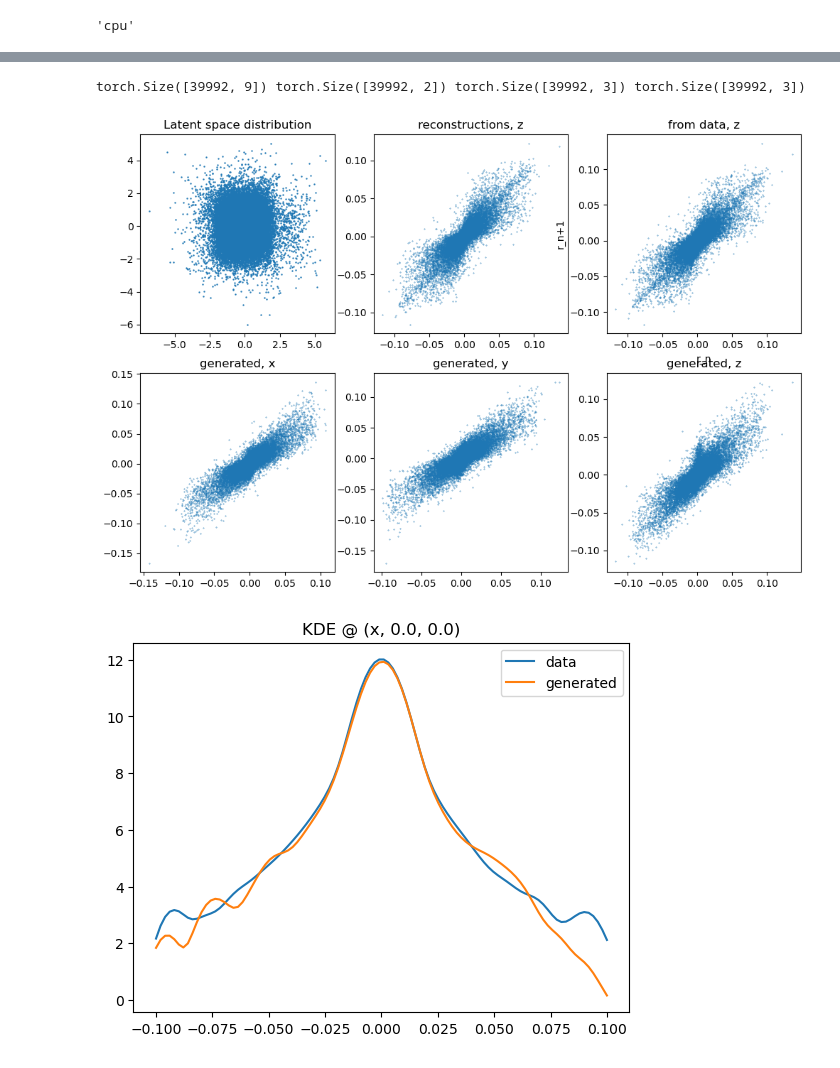
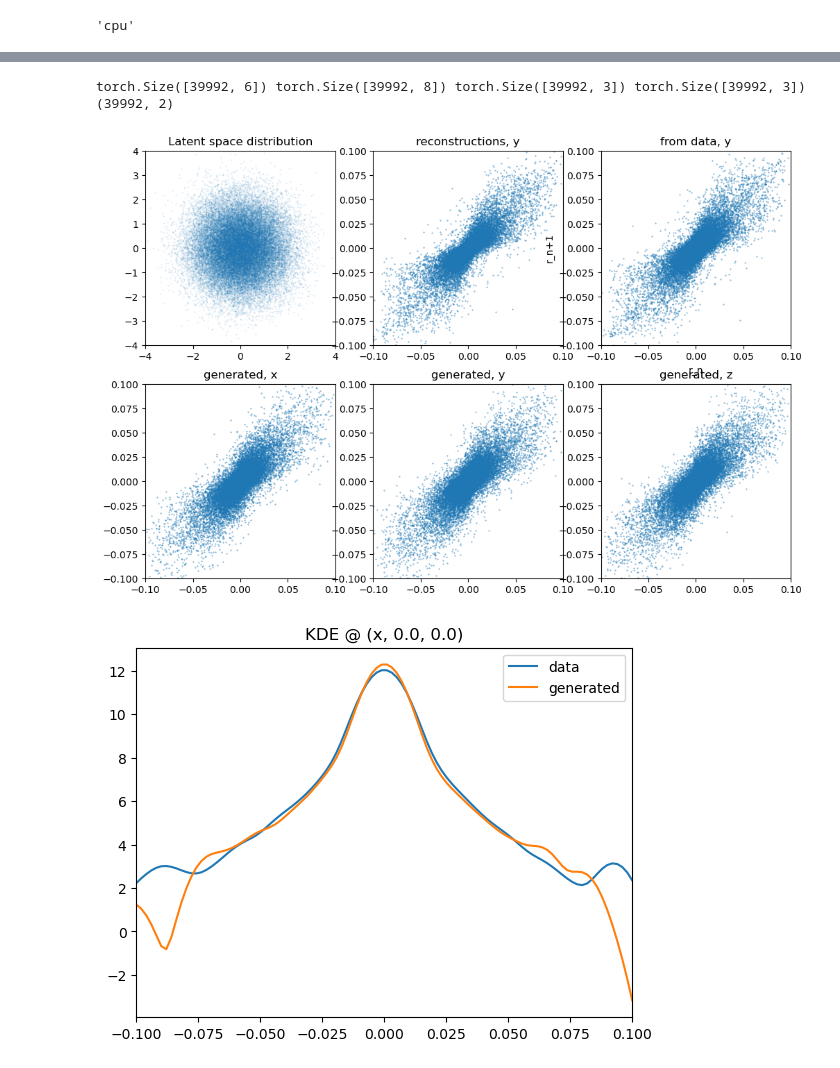
Before and after one commit to maojrs/deepRD, a Jupyter notebook: deepRD/noiseSampler/models/cvae_mzs.ipynb, the cells around one changed output, grey strips where cells are left out. Saved outputs shown, nothing was run; the diff lists cells and outputs as text; code cells hidden in the pictures.

```diff
--- a/deepRD/noiseSampler/models/cvae_mzs.ipynb
+++ b/deepRD/noiseSampler/models/cvae_mzs.ipynb
@@ -177,7 +429,7 @@ for f_num in fnums:
 # CHANGES
 # Select conditioned variables: piri - [r_n, v_n], piririm - [v_n, r_n, r_n-1],
 #$piripim - [v_n, r_n, v_n-1], piririmpim - [v_n, r_n, r_n-1, v_n-1]
-conditionedOn = 'piririm'
+conditionedOn = 'piri'
 
 # Reforming data for input ; datapoint = [time (1), qi (3), vi (3), ? (1), ri(3)] -- 11 dim total
 
@@ -205,8 +457,8 @@ if conditionedOn == 'piri':
     conditionalVars = torch.cat((r_aux, v), dim = 1) # r_n + v_n
 elif conditionedOn == 'piririm':
     conditionalVars = torch.cat((v, r_aux, r_prev), dim = 1) # v_n + r_n + r_n-1
-elif conditionedOn == 'piripim':
-    conditionalVars = torch.cat((v, r_aux, v_prev), dim = 1)
+elif conditionedOn == 'pipimri':
+    conditionalVars = torch.cat((v, v_prev, r_aux), dim = 1)
 elif conditionedOn == 'piririmpim':
     conditionalVars = torch.cat((v, r_aux, r_prev, v_prev), dim = 1)
 else:
@@ -221,7 +473,7 @@ split_ind = int(0.2*len(r_aux))
 test_data = torch.utils.data.TensorDataset(r_nxt[:split_ind], conditionalVars[:split_ind])
 data = torch.utils.data.TensorDataset(r_nxt[split_ind:], conditionalVars[split_ind:])
 
-r_aux.shape, r_nxt.shape, v.shape, conditionalVars.shape, len(test_data), len(data), conditionalVars[:2] #, r_aux[:3], r_nxt[:3], v[:3], r_v[:3]
+r_aux.shape, r_nxt.shape, v.shape, conditionalVars.shape, len(test_data), len(data), #conditionalVars[:2] #, r_aux[:3], r_nxt[:3], v[:3], r_v[:3]z
 # %% [output]
 (torch.Size([199960, 3]),
  torch.Size([199960, 3]),
@@ -236,12 +484,16 @@ r_aux.shape, r_nxt.shape, v.shape, conditionalVars.shape, len(test_data), len(da
 # %%
 # CHANGES
 # Model weights file directory or None if you want to load Untrained
-loadPretrained = 'modelWeights/' + 'model_state_' + conditionedOn + '_T1.pt'
-#loadPretrained = None
+
+loadPretrained = None
+loadPretrained = 'modelWeights/' + 'model_state_' + conditionedOn + '_E8pm_5.pt'
+
 
 initialize_model = True
 if initialize_model:
-    VAE = VarAutoencoder_128(2, loadPretrained, conditionedOn)
+    #VAE = VarAutoencoder_128(2, loadPretrained, conditionedOn)
+    VAE = VarAutoencoder_SE(8, loadPretrained, conditionedOn)
+    #VAE = VarAutoencoder_S(6, loadPretrained, conditionedOn)
     VAE = VAE.to(device)
 
     f = open("modelLosses/losses_nb.csv", "w")
@@ -252,11 +504,11 @@ else:
     print('Continuing with existing model.')
 
 # Training parameters
-n_epochs = 30
+n_epochs = 20
 batch_size = 32
-# beta1 - MSE Loss, beta2 - KL Div Loss
-beta1 = 10
-beta2 = 2e-5
+# beta1 - MSE Loss, beta2 - KL Div Loss Maximum Value.
+beta1 = 1 #10
+beta2 = 1e-5 #5e-5#2e-5
 
 data_loader = DataLoader(data, batch_size=batch_size, shuffle=True)
 test_data_loader = DataLoader(test_data, batch_size=batch_size, shuffle=True)
@@ -264,7 +516,7 @@ test_data_loader = DataLoader(test_data, batch_size=batch_size, shuffle=True)
 
 # Optimizer parameters:
 learning_rate = 1e-4
-weight_decay = 1e-8 #1e-6 #1e-8
+weight_decay = 0 #1e-6 #1e-8
 
 optimizer = torch.optim.Adam(VAE.parameters(),
                              lr = learning_rate,
@@ -274,4 +526,11 @@ Loading pretrained model: modelWeights/model_state_piririm_T1.pt
 Model parameters loaded.
 # %%
-# Training data is used for fitting
-_, losses = modelTraining(data_loader, n_epochs, beta1, beta2, test_data_loader)
+train = False
+
+if train:
+    # Training data is used for fitting
+    _, losses, epoch_losses = modelTraining(data_loader, n_epochs, beta1, beta2, test_data_loader)
+    # SAVING LOSSES
+    with open('modelLosses/losses_nb.csv', 'a', newline='') as csvfile:
+        writer = csv.writer(csvfile)
+        writer.writerows(epoch_losses)
@@ -353,48 +595,55 @@ with torch.no_grad():
 
     # Creating reconstructions for test set
     r_new, _, _, z = VAE(images, labels, returnLatent=True)
+    z_prior = numpy.random.multivariate_normal([0,0], [[1,0], [0,1]], len(inds))
 
     # generating samples
 
     generated = VAE.sample(labels, num_samples=len(labels))
-    print(labels.shape, z.shape, generated.shape, r_new.shape)
+    print(labels.shape, z.shape, generated.shape, r_new.shape, z_prior.shape)
 # %% [output]
-torch.Size([39992, 9]) torch.Size([39992, 2]) torch.Size([39992, 3]) torch.Size([39992, 3])
+torch.Size([39992, 6]) torch.Size([39992, 8]) torch.Size([39992, 3]) torch.Size([39992, 3]) (39992, 2)
 # %%
 dim_labels = ['x', 'y', 'z']
-dim_index = 2 # choose which dimension to plot
+dim_index = 1 # choose which dimension to plot
+ax_lim = 0.1
 
 fig = plt.figure(figsize=(12,8))
 
 ax1 = fig.add_subplot(2,3,1)
-ax1.scatter(z[inds, 0], z[inds, 1], s=0.5)
+ax1.scatter(z[inds, 0], z[inds, 1], s=0.5, alpha=0.1)
 ax1.set_title('Latent space distribution')
+ax1.set_xlim([-4,4])
+ax1.set_ylim([-4,4])
 
 ax2 = fig.add_subplot(2,3,2)
 ax2.scatter(r_aux[inds, dim_index], r_new[inds, dim_index], s=0.1)
+#ax2.scatter(z_prior[:,0], z_prior[:,1], s=0.5, alpha=0.2)
 ax2.set_title(f'reconstructions, {dim_labels[dim_index]}')
+ax2.set_xlim([-ax_lim, ax_lim])
+ax2.set_ylim([-ax_lim, ax_lim])
 
-ax3 = fig.add_subplot(2,3,3)
+ax3 = fig.add_subplot(2,3,3, sharex=ax2, sharey=ax2)
 ax3.scatter(r_aux[inds, dim_index], r_nxt[inds, dim_index], s=0.1)
 ax3.set_xlabel('r_n')
 ax3.set_ylabel('r_n+1')
 ax3.set_title(f'from data, {dim_labels[dim_index]}')
 
-ax4 = fig.add_subplot(2,3,4)
+ax4 = fig.add_subplot(2,3,4, sharex=ax2, sharey=ax2)
 ax4.scatter(r_aux[inds, 0], generated[inds, 0], s=0.1)
 ax4.set_title('generated, x')
 
-ax5 = fig.add_subplot(2,3,5)
+ax5 = fig.add_subplot(2,3,5, sharex=ax2, sharey=ax2)
 ax5.scatter(r_aux[inds, 1], generated[inds, 1], s=0.1)
 ax5.set_title('generated, y')
 
-ax6 = fig.add_subplot(2,3,6)
+ax6 = fig.add_subplot(2,3,6, sharex=ax2, sharey=ax2)
 ax6.scatter(r_aux[inds, 2], generated[inds, 2], s=0.1)
 ax6.set_title('generated, z')
 
 fig.show()
 # %% [output]
-[figure, old version]
+[figure, new version]
 # %%
 # Kernel Density Estimation - 3-dimensional fit (x,y,z)
 
@@ -405,34 +654,35 @@ kde1.fit(r_nxt)
 # Generated data
 kde2 = KernelDensity(bandwidth=0.005)
 kde2.fit(generated);
 
 # Reconstructed data - not particularly interesting (?)
 #kde3 = KernelDensity(bandwidth=0.005)
 #kde3.fit(r_new)
 
 # Draw grid
 num_gridpts = 100
 grid_1d = numpy.linspace(-0.10, 0.10, num_gridpts)
 c_yz = 0.0
 E = numpy.full((num_gridpts,2), c_yz)
 grid_slice = numpy.concatenate((grid_1d[:, numpy.newaxis], E), axis=1)
 
 # Evaluate 3D KDE on grid
 pdf_data = kde1.score_samples(grid_slice)
 #pdf_rec = kde2.score_samples(grid_1d.reshape(-1,1))
 pdf_gen = kde2.score_samples(grid_slice)
 
 # Plotting 3D KDE evaluation at (x, 0, 0)
 plt.plot(grid_slice[:,0], pdf_data, label='data')
 #plt.plot(grid[:,0], pdf_rec, label='reconstructed')
 plt.plot(grid_slice[:,0], pdf_gen, label='generated')
 plt.title(f'KDE @ (x, {c_yz}, {c_yz})')
+plt.xlim([-0.1, 0.1])
 plt.legend()
 plt.show()
 
 #pdf_data
 # %% [output]
-[figure, old version]
+[figure, new version]
 # %%
 #xv, yv, zv = numpy.meshgrid(grid_1d, grid_1d, grid_1d)
 grid_reduced = numpy.linspace(-0.10, 0.10, 20)
```
Also changed, not shown: parts of 19 cells of this notebook, 10 other files.
